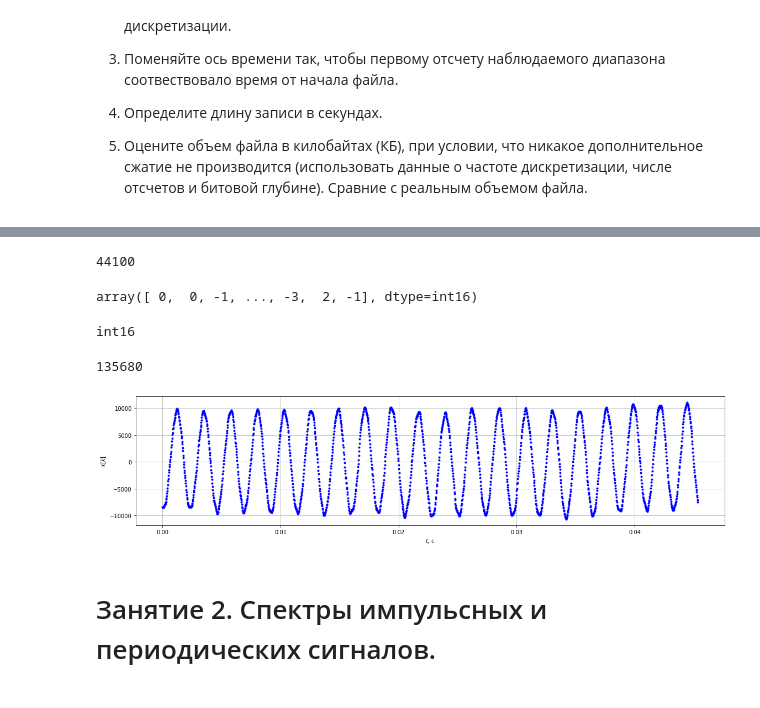
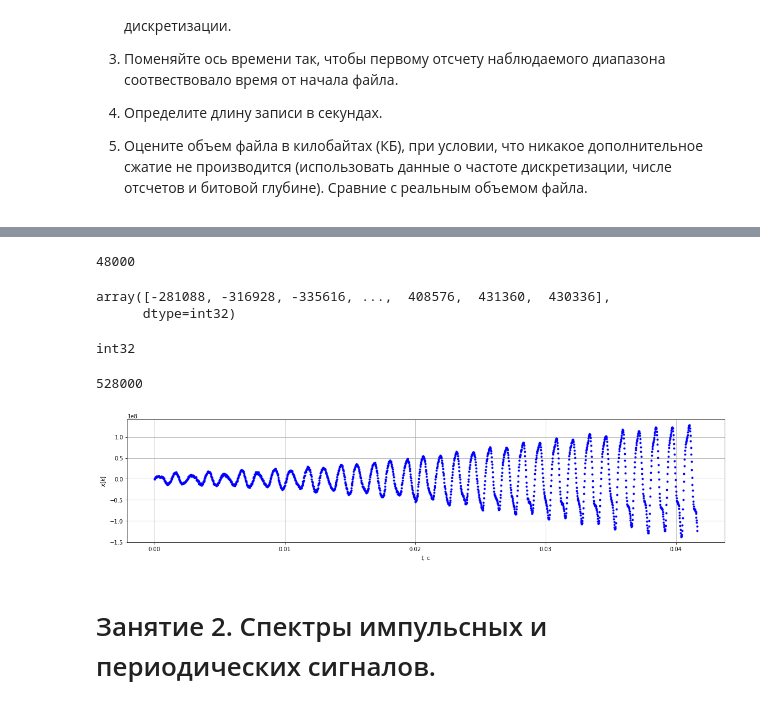
Before and after one commit to crazyguevaraa/RPhys, a Jupyter notebook: Lab1_task.ipynb, the cells around one changed output, grey strips where cells are left out. Saved outputs shown, nothing was run; the diff lists cells and outputs as text; code cells hidden in the pictures.

```diff
--- a/Lab1_task.ipynb
+++ b/Lab1_task.ipynb
@@ -197,33 +329,34 @@ Audio('tuning-fork.wav')
 # %%
-fs, x = scipy.io.wavfile.read('tuning-fork.wav') # чтение аудиофайла
+fs, x = scipy.io.wavfile.read('flute.wav') # чтение аудиофайла
 # %%
 fs     #частота дискретизации в Гц
 # %% [output]
-44100
+48000
 # %%
 x      #массив значений x[k]
 # %% [output]
-array([ 0,  0, -1, ..., -3,  2, -1], dtype=int16)
+array([-281088, -316928, -335616, ...,  408576,  431360,  430336],
+      dtype=int32)
 # %%
 print(x.dtype)
 # %% [output]
-int16
+int32
 # %%
 x.size
 # %% [output]
-135680
+528000
 # %%
-x1=x[8000:10000]                     # выбор наблюдаемого диапазона
+x1=x[96000:98000]                     # выбор наблюдаемого диапазона
 k=np.arange(x1.size)               # отсчеты по времени
 # Построение графиков
 plt.figure(figsize=[16, 4])         # создание полотна размером шириной 8 X 4 дюйма
 plt.plot(k/fs, x1, 'b.')           # построение графика цифрового сигнала точками точками
 plt.grid()
 plt.xlabel("$t$, c")
 plt.ylabel("$x[k]$")
 plt.tight_layout()
 # %% [output]
-[figure, old version]
+[figure, new version]
 # %% [markdown]
 # Занятие 2. Спектры импульсных и периодических сигналов.
 # %%
```
Also changed, not shown: parts of 25 cells of this notebook.
